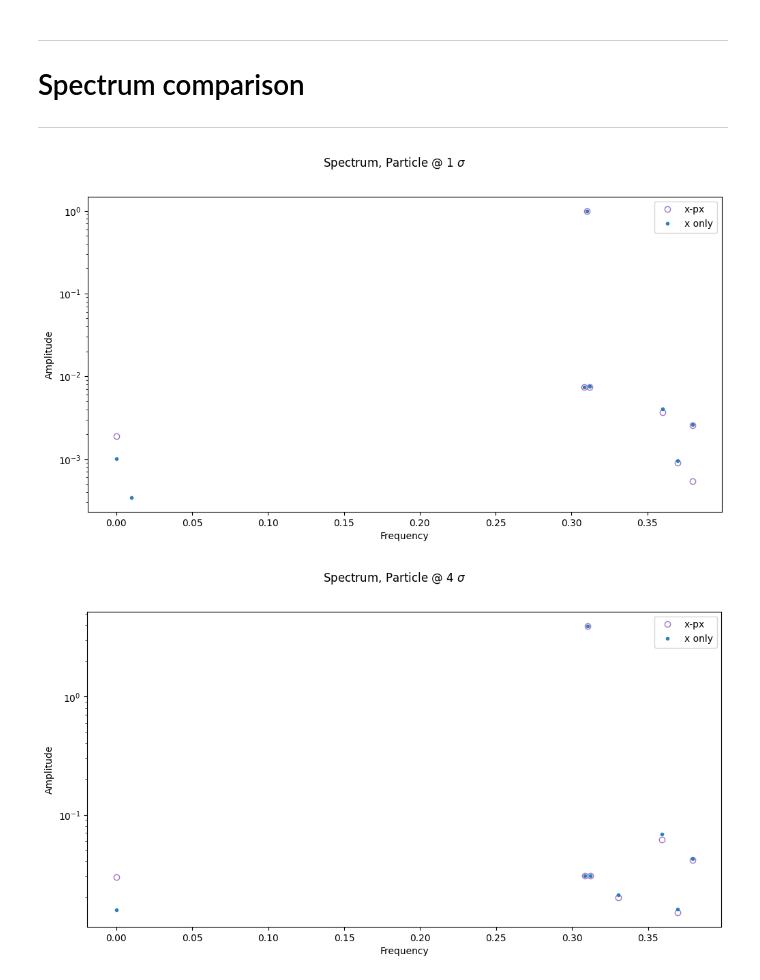
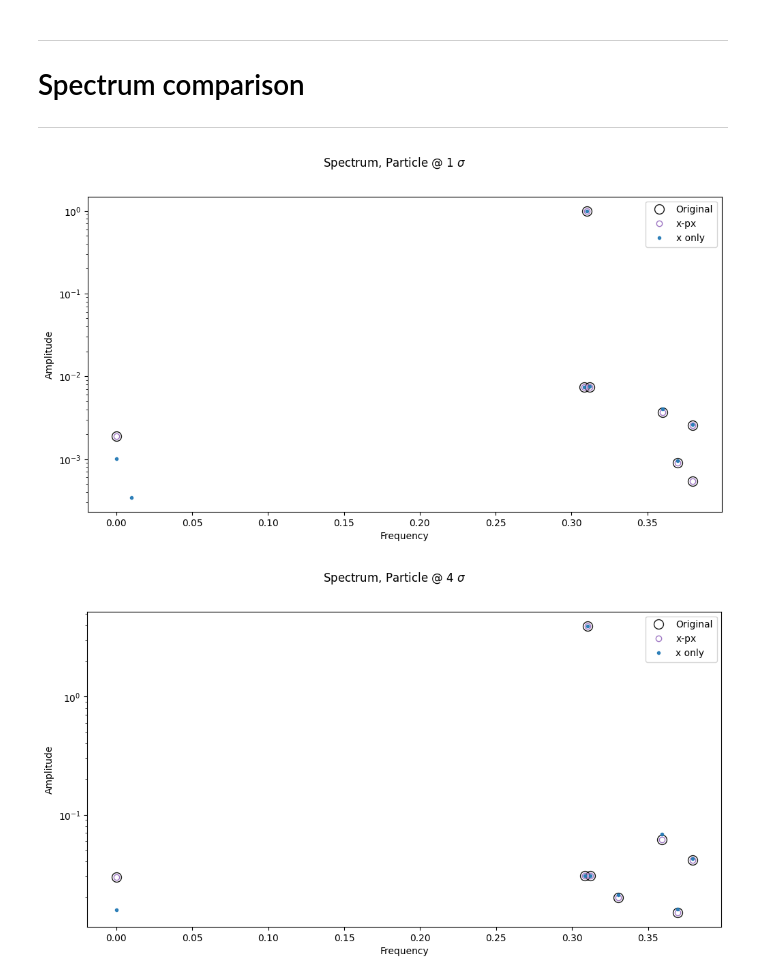
Before and after one commit to xsuite/sussix, a Jupyter notebook: examples/position_only_LHC_tracking.ipynb, the cells around one changed output. Cells and saved outputs as stored; diff of their text form; code cells hidden in the pictures.

```diff
--- a/examples/position_only_LHC_tracking.ipynb
+++ b/examples/position_only_LHC_tracking.ipynb
@@ -25,7 +25,7 @@ for file in ['data/LHC_particle_1sigma.csv',
     nturns = int(1e4)
     x,px = sussix.analysis.generate_signal(df.amplitude,df.frequency,np.arange(int(nturns)))
 
-    particles.append({'x':x,'px':px})
+    particles.append({'x':x,'px':px,'df':df})
 # %% [markdown]
 ---
 # Plotting the particles
@@ -166,18 +166,19 @@ Text(0, 0.5, '$\\tilde x/\\sqrt{\\varepsilon_x}$')
 # %%
 
 for part,sigma in zip(particles,[1,4,8]):
     plt.figure(figsize=(12,6))
     plt.suptitle(f'Spectrum, Particle @ {sigma} $\sigma$')
     spectrum_x    = sussix.get_spectrum(part['x']           ,number_of_harmonics = n_harm,Hann_order=2)
     spectrum_x_px = sussix.get_spectrum(part['x'],part['px'],number_of_harmonics = n_harm,Hann_order=2)
 
+    plt.plot( np.abs(part['df'].frequency[:n_harm]),np.abs(part['df'].amplitude[:n_harm]),'o',ms=10,mfc='none',   color='black' ,alpha=0.9,label='Original')
     plt.plot( np.abs(spectrum_x_px.frequency),np.abs(spectrum_x_px.amplitude),'o',mfc='none',   color='C4' ,alpha=0.9,label='x-px')
     plt.plot( np.abs(spectrum_x.frequency)   ,np.abs(spectrum_x.amplitude),'.'   ,                    color='C0' ,alpha=0.9,label='x only')
 
     plt.legend()
     plt.yscale('log')
     plt.xlabel(rf'Frequency')
     plt.ylabel(rf'Amplitude')
 # %% [output]
-[figure, old version]
+[figure, new version]
-[figure, old version]
+[figure, new version]
```
Also changed, not shown: parts of 1 cell of this notebook.
